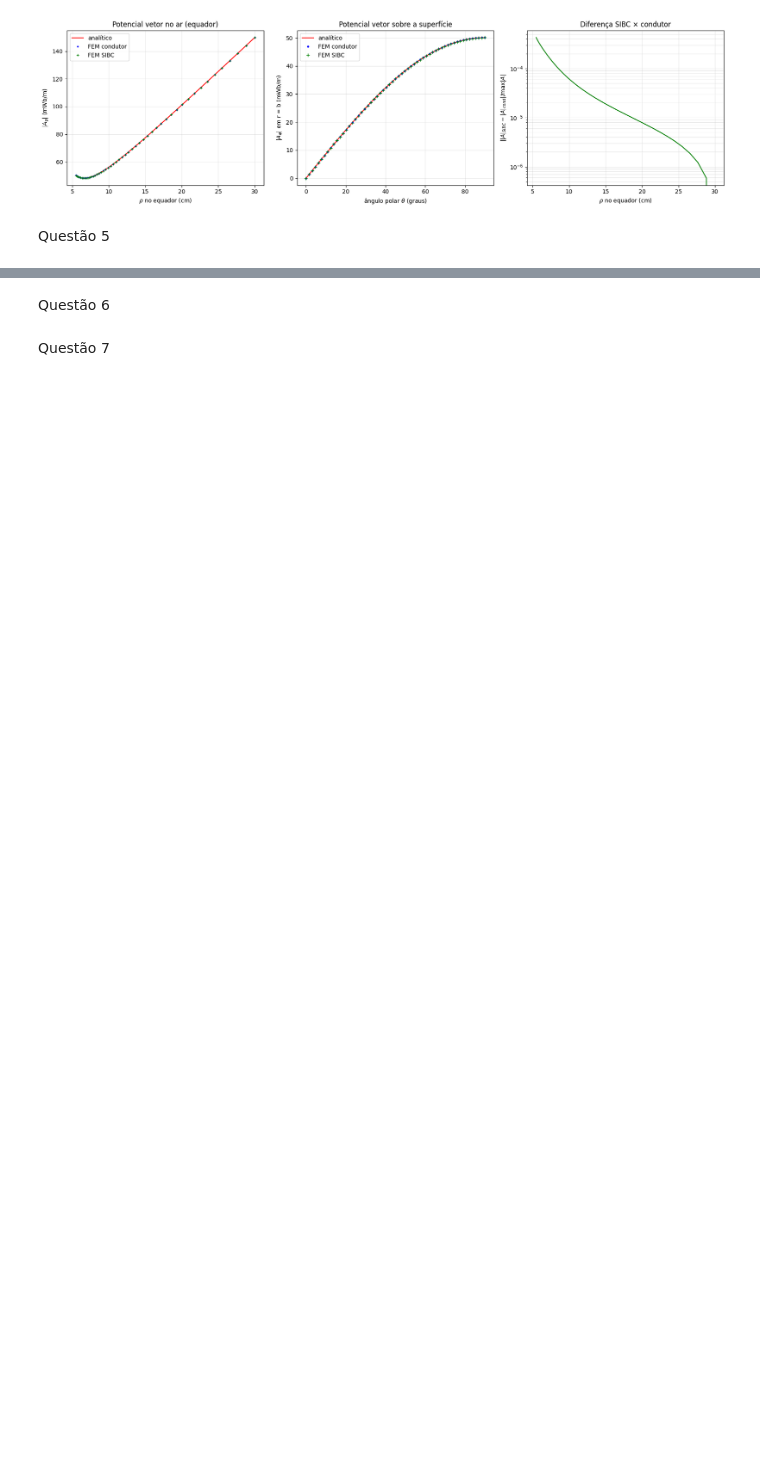
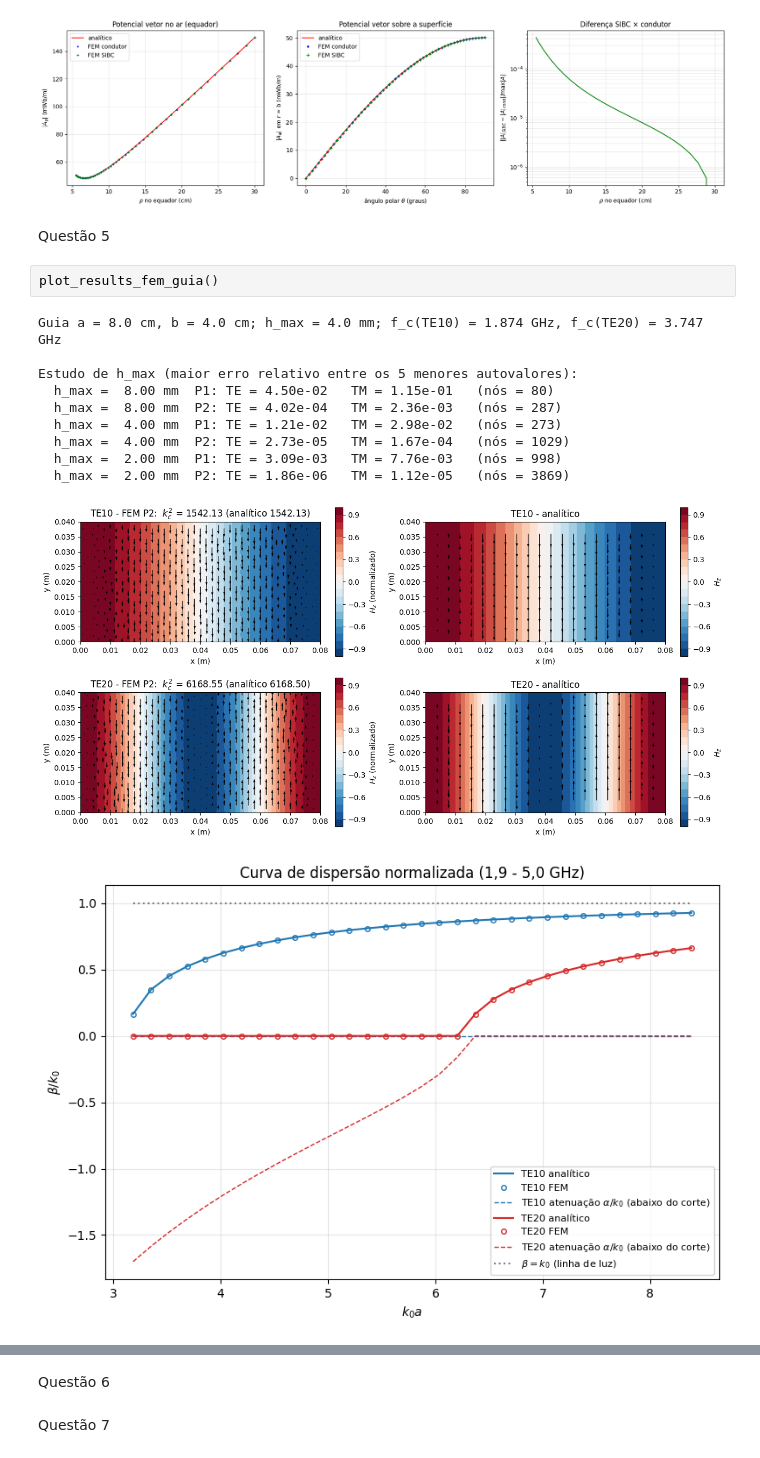
Before and after one commit to andrefsr/Metodo-Elementos-Finitos, a Jupyter notebook: Projeto 2/Projeto 2 - MEF.ipynb, the cells around one changed output, grey strips where cells are left out. Cells and saved outputs as stored; diff of their text form; blank space fills up the shorter version.

```diff
--- a/Projeto 2/Projeto 2 - MEF.ipynb
+++ b/Projeto 2/Projeto 2 - MEF.ipynb
@@ -96,6 +80,20 @@ Perdas P2: condutor = 7.94851e+04 W, SIBC = 7.89215e+04 W, dif. relativa = 7.09e
 [figure]
 # %% [markdown]
 Questão 5
+# %%
+plot_results_fem_guia()
+# %% [output]
+Guia a = 8.0 cm, b = 4.0 cm; h_max = 4.0 mm; f_c(TE10) = 1.874 GHz, f_c(TE20) = 3.747 GHz
+
+Estudo de h_max (maior erro relativo entre os 5 menores autovalores):
+  h_max =  8.00 mm  P1: TE = 4.50e-02   TM = 1.15e-01   (nós = 80)
+  h_max =  8.00 mm  P2: TE = 4.02e-04   TM = 2.36e-03   (nós = 287)
+  h_max =  4.00 mm  P1: TE = 1.21e-02   TM = 2.98e-02   (nós = 273)
+  h_max =  4.00 mm  P2: TE = 2.73e-05   TM = 1.67e-04   (nós = 1029)
+  h_max =  2.00 mm  P1: TE = 3.09e-03   TM = 7.76e-03   (nós = 998)
+  h_max =  2.00 mm  P2: TE = 1.86e-06   TM = 1.12e-05   (nós = 3869)
+[figure, added]
+[figure, added]
 # %%
 err = run_table((1, 2))
 plot_phi(err, p=2)
```
Also changed, not shown: parts of 5 cells of this notebook, 1 other file.
